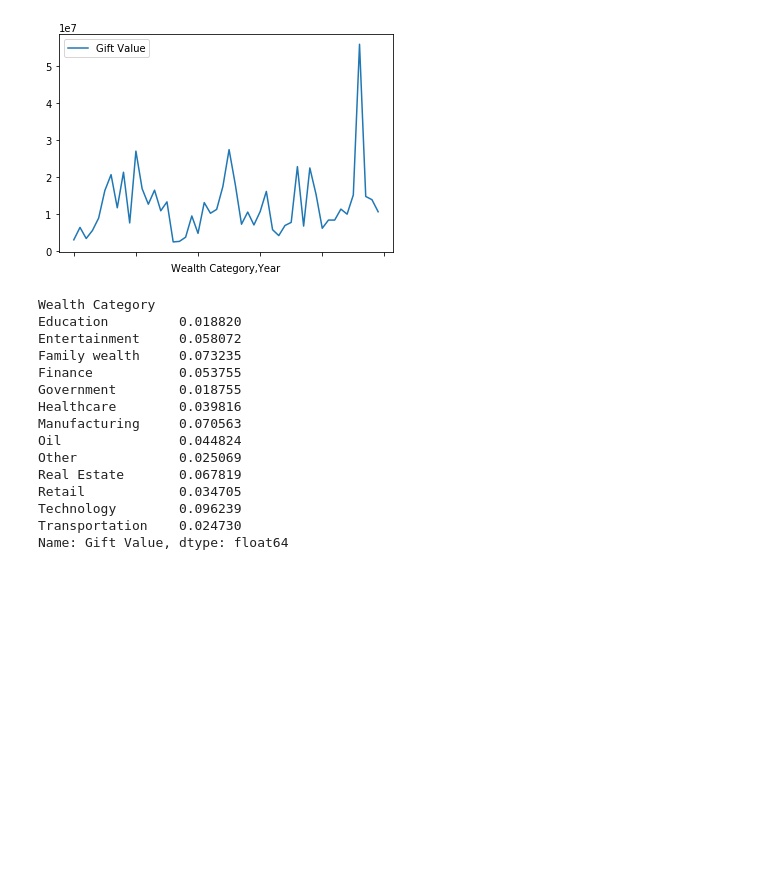
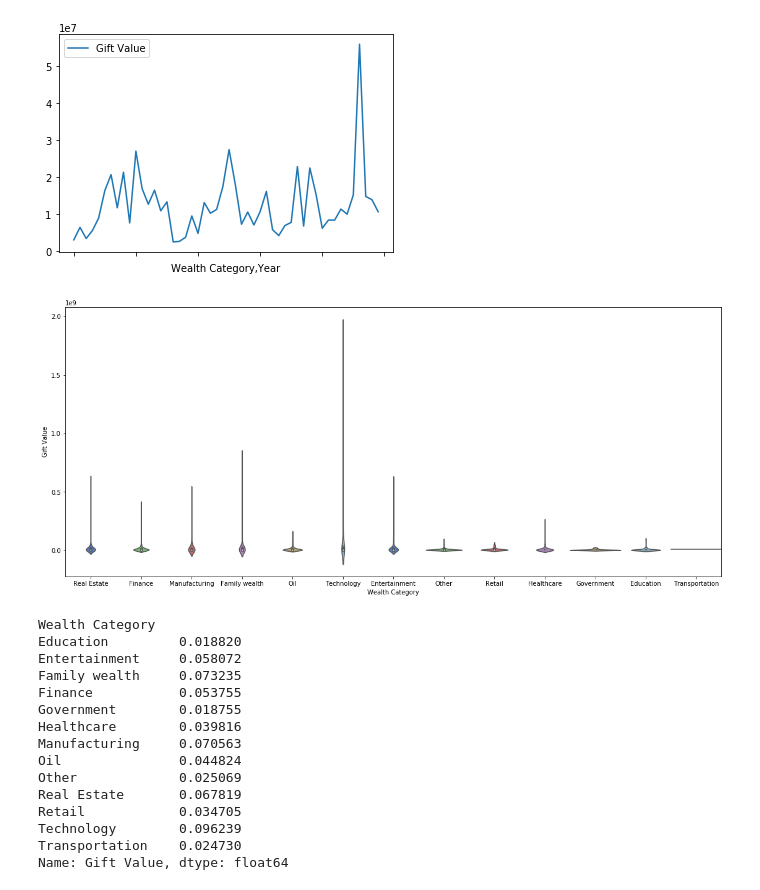
Before and after one commit to kjwunderlich/project-one---sphinx, a Jupyter notebook: Philanthropy_Data_Analysis.ipynb, the cells around one changed output. Drawn from its saved outputs; the diff is of its cells as text; code cells hidden in the pictures; blank space fills up the shorter version.

```diff
--- a/Philanthropy_Data_Analysis.ipynb
+++ b/Philanthropy_Data_Analysis.ipynb
@@ -149,6 +149,16 @@ new_df.plot();
 # Remove any  n/a records; these are not anoynymous donations but rather null records
 dfinal = dfinal.dropna(how='any')
 # dfinal.head(2)
+# %%
+#Violin Plot to show correlation with wealth category and value of donations
+fig,ax=plt.subplots(figsize=(19,8))
+
+ax2= sns.violinplot(x='Wealth Category', y='Gift Value', data=dfinal, scale_hue=True, gridsize=80,
+               saturation=0.75, color='purple', palette="muted", width=1, ax=ax )
+
+plt.savefig("Violin Chart of Donations.png")
+# %% [output]
+[figure, added]
 # %%
 # # Combined data for 2015 - 2018 : Attempt at a scatter plot
 # x_axis = dfinal["Gift Value"]/1000000000
```
Also changed, not shown: 1 other file.
